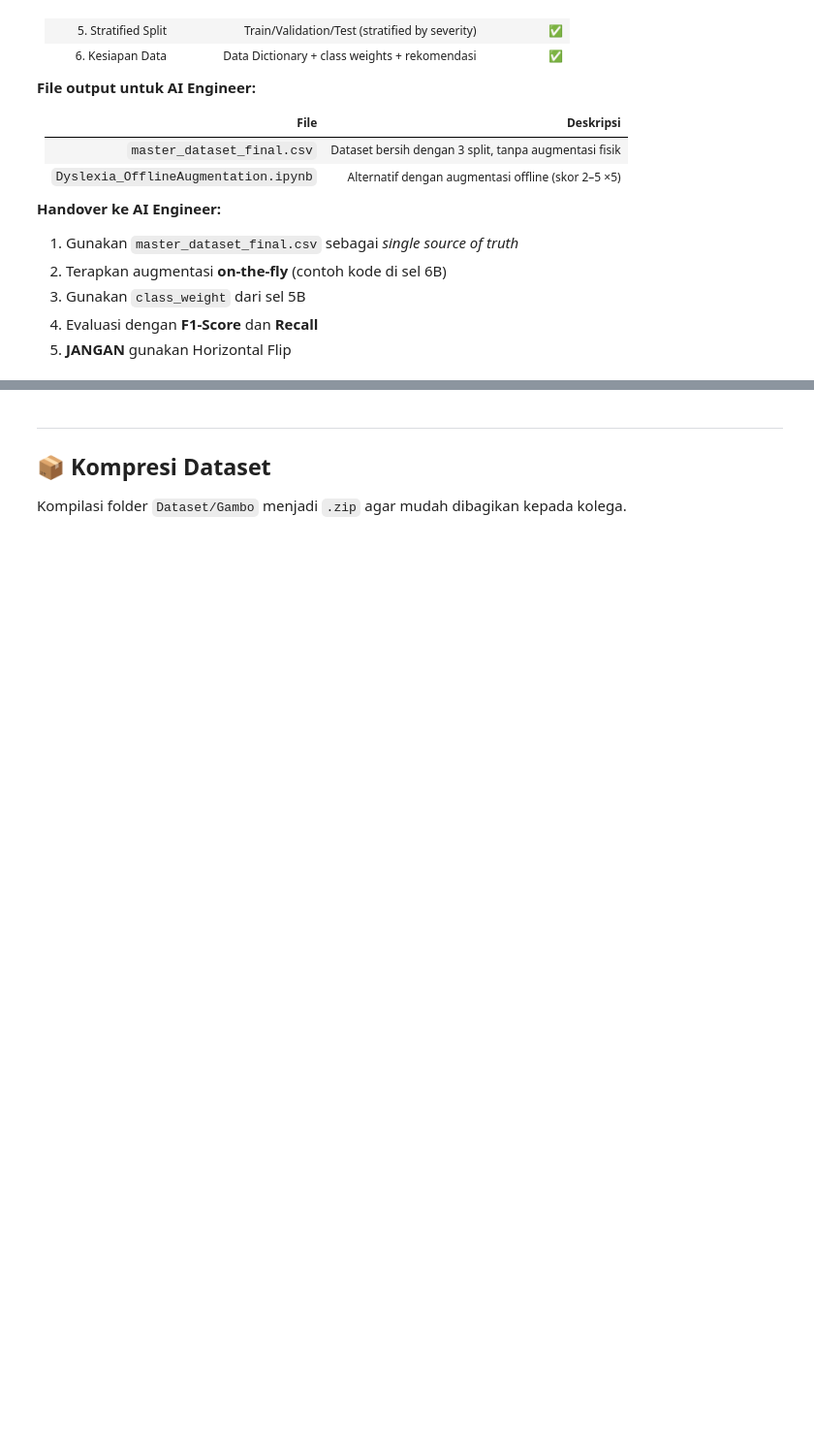
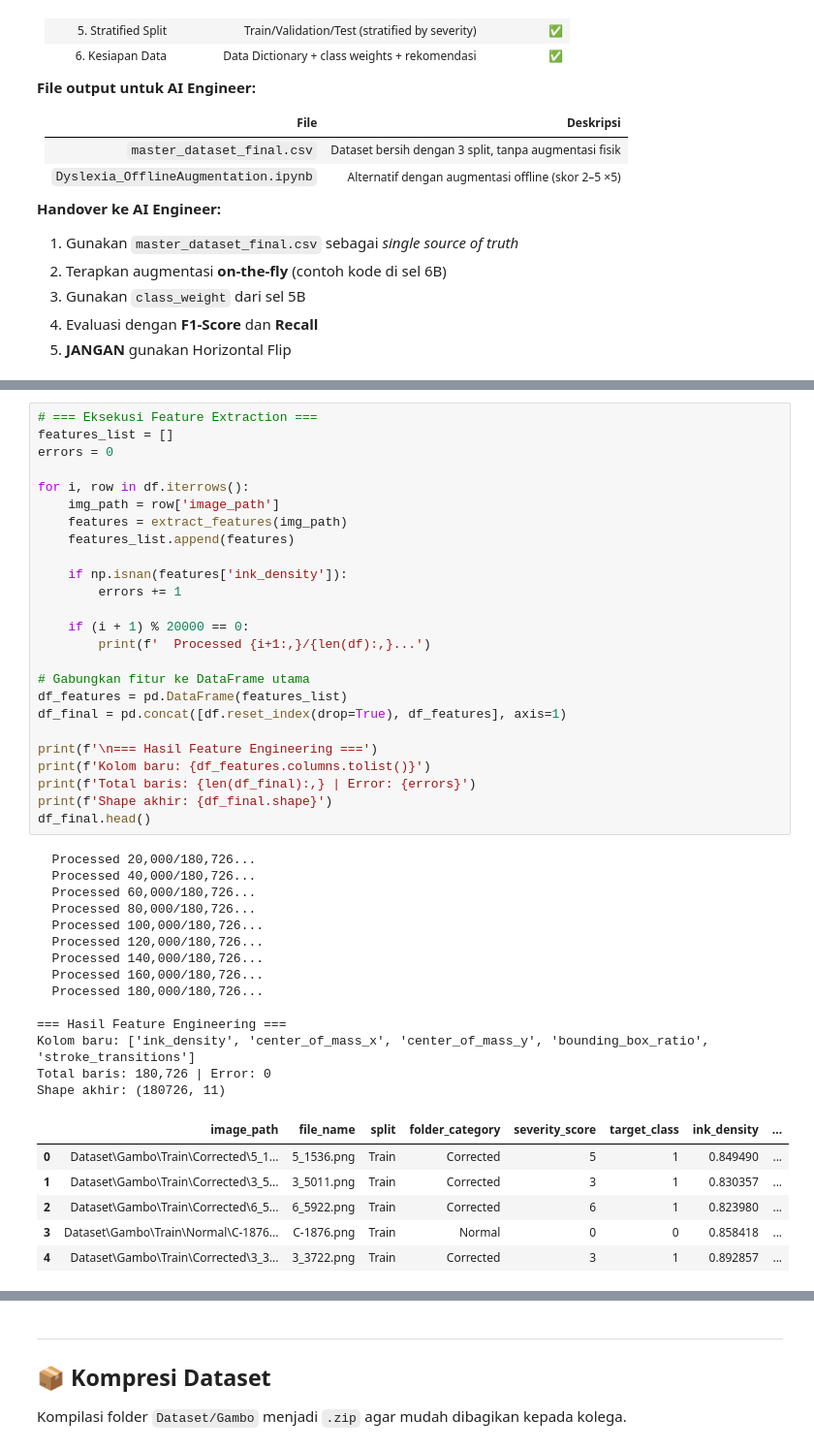
Before and after one commit to DyslexiaLens/DyslexiaLens_DS, a Jupyter notebook: notebooks/Dyslexia_NoAugmentation.ipynb, the cells around one changed output, grey strips where cells are left out. Shown at 97% size. Saved outputs shown, nothing was run; the diff lists cells and outputs as text; blank space fills up the shorter version.

```diff
--- a/notebooks/Dyslexia_NoAugmentation.ipynb
+++ b/notebooks/Dyslexia_NoAugmentation.ipynb
@@ -1221,0 +1317,46 @@ Validation ∩ Test : 0
+# %%
+# === Eksekusi Feature Extraction ===
+features_list = []
+errors = 0
+
+for i, row in df.iterrows():
+    img_path = row['image_path']
+    features = extract_features(img_path)
+    features_list.append(features)
+
+    if np.isnan(features['ink_density']):
+        errors += 1
+
+    if (i + 1) % 20000 == 0:
+        print(f'  Processed {i+1:,}/{len(df):,}...')
+
+# Gabungkan fitur ke DataFrame utama
+df_features = pd.DataFrame(features_list)
+df_final = pd.concat([df.reset_index(drop=True), df_features], axis=1)
+
+print(f'\n=== Hasil Feature Engineering ===')
+print(f'Kolom baru: {df_features.columns.tolist()}')
+print(f'Total baris: {len(df_final):,} | Error: {errors}')
+print(f'Shape akhir: {df_final.shape}')
+df_final.head()
+# %% [output]
+  Processed 20,000/180,726...
+  Processed 40,000/180,726...
+  Processed 60,000/180,726...
+  Processed 80,000/180,726...
+  Processed 100,000/180,726...
+  Processed 120,000/180,726...
+  Processed 140,000/180,726...
+  Processed 160,000/180,726...
+  Processed 180,000/180,726...
+
+=== Hasil Feature Engineering ===
+Kolom baru: ['ink_density', 'center_of_mass_x', 'center_of_mass_y', 'bounding_box_ratio', 'stroke_transitions']
+Total baris: 180,726 | Error: 0
+Shape akhir: (180726, 11)
+|  | image_path | file_name | split | folder_category | severity_score | target_class | ink_density | ... |
+| 0 | Dataset\Gambo\Train\Corrected\5_1... | 5_1536.png | Train | Corrected | 5 | 1 | 0.849490 | ... |
+| 1 | Dataset\Gambo\Train\Corrected\3_5... | 3_5011.png | Train | Corrected | 3 | 1 | 0.830357 | ... |
+| 2 | Dataset\Gambo\Train\Corrected\6_5... | 6_5922.png | Train | Corrected | 6 | 1 | 0.823980 | ... |
+| 3 | Dataset\Gambo\Train\Normal\C-1876... | C-1876.png | Train | Normal | 0 | 0 | 0.858418 | ... |
+| 4 | Dataset\Gambo\Train\Corrected\3_3... | 3_3722.png | Train | Corrected | 3 | 1 | 0.892857 | ... |
```
Also changed, not shown: parts of 8 cells of this notebook, 8 other files.
